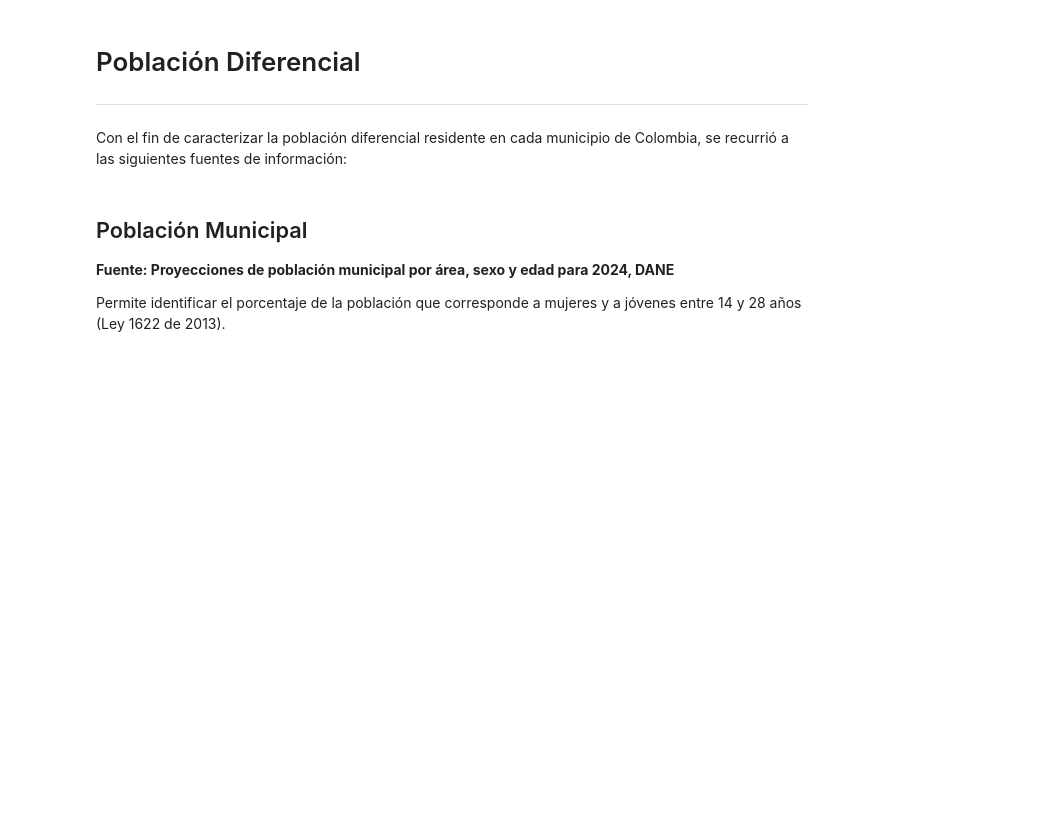
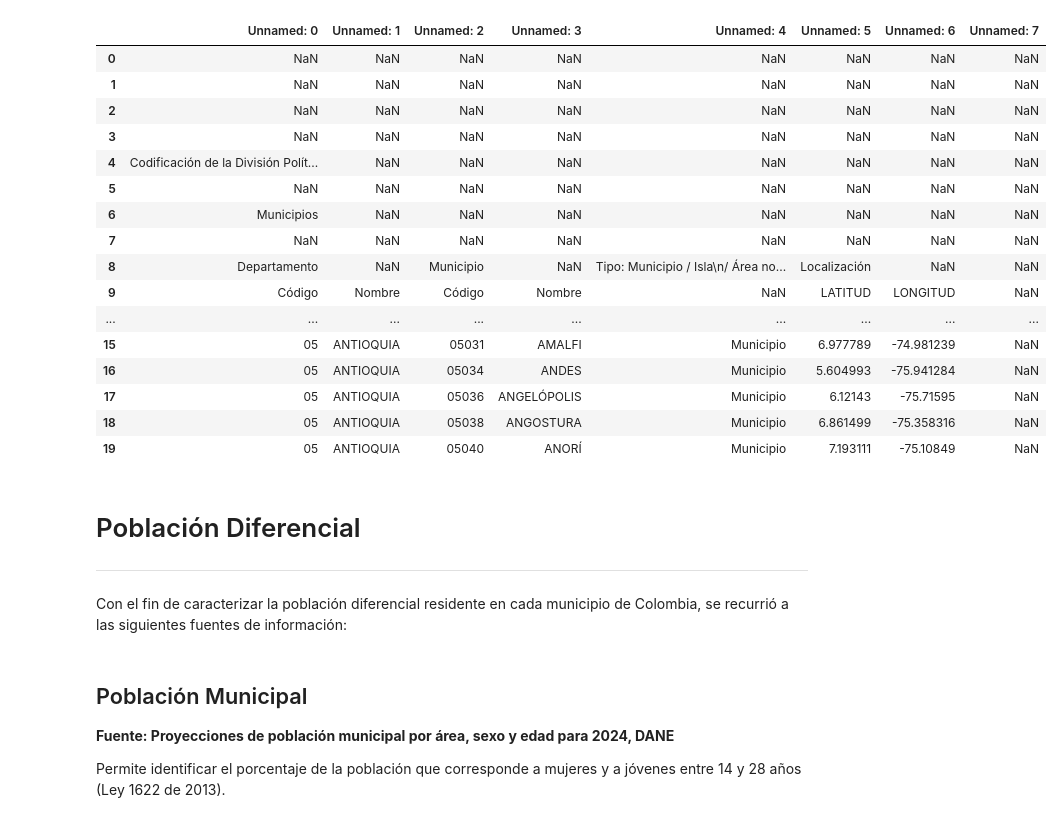
Before and after one commit to maxparra-architecture/inesdi-tfm-grupo6, a Jupyter notebook: EDA.ipynb, the cells around one changed output. Saved outputs shown, nothing was run; the diff lists cells and outputs as text; code cells hidden in the pictures; blank space fills up the shorter version.

```diff
--- a/EDA.ipynb
+++ b/EDA.ipynb
@@ -22,3 +9,29 @@ eva_df.head()
+# %%
+column_names = [
+    'Cod. Departamento', 'Nombre Departamento', 'Cod. Municipio',
+    'Nombre Municipio', 'Tipo', 'Latitud', 'Longitud'
+]
+df = pd.read_excel(file_path+'/DIVIPOLA_Municipios.xlsx', header=0, names=column_names)
+
+ubicacion_df.head(20)
+# %% [output]
+|  | Unnamed: 0 | Unnamed: 1 | Unnamed: 2 | Unnamed: 3 | Unnamed: 4 | Unnamed: 5 | Unnamed: 6 | Unnamed: 7 |
+| 0 | NaN | NaN | NaN | NaN | NaN | NaN | NaN | NaN |
+| 1 | NaN | NaN | NaN | NaN | NaN | NaN | NaN | NaN |
+| 2 | NaN | NaN | NaN | NaN | NaN | NaN | NaN | NaN |
+| 3 | NaN | NaN | NaN | NaN | NaN | NaN | NaN | NaN |
+| 4 | Codificación de la División Polít... | NaN | NaN | NaN | NaN | NaN | NaN | NaN |
+| 5 | NaN | NaN | NaN | NaN | NaN | NaN | NaN | NaN |
+| 6 | Municipios | NaN | NaN | NaN | NaN | NaN | NaN | NaN |
+| 7 | NaN | NaN | NaN | NaN | NaN | NaN | NaN | NaN |
+| 8 | Departamento | NaN | Municipio | NaN | Tipo: Municipio / Isla\n/ Área no... | Localización | NaN | NaN |
+| 9 | Código | Nombre | Código | Nombre | NaN | LATITUD | LONGITUD | NaN |
+| ... | ... | ... | ... | ... | ... | ... | ... | ... |
+| 15 | 05 | ANTIOQUIA | 05031 | AMALFI | Municipio | 6.977789 | -74.981239 | NaN |
+| 16 | 05 | ANTIOQUIA | 05034 | ANDES | Municipio | 5.604993 | -75.941284 | NaN |
+| 17 | 05 | ANTIOQUIA | 05036 | ANGELÓPOLIS | Municipio | 6.12143 | -75.71595 | NaN |
+| 18 | 05 | ANTIOQUIA | 05038 | ANGOSTURA | Municipio | 6.861499 | -75.358316 | NaN |
+| 19 | 05 | ANTIOQUIA | 05040 | ANORÍ | Municipio | 7.193111 | -75.10849 | NaN |
 # %% [markdown]
 # Población Diferencial
 ---
```
Also changed, not shown: parts of 18 cells of this notebook, 3 other files.
